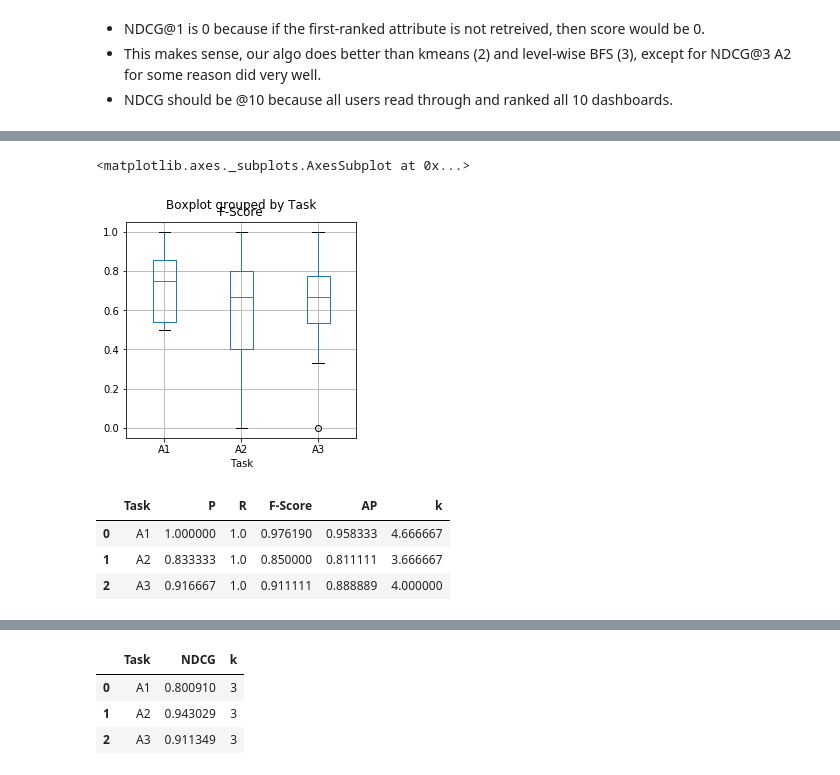
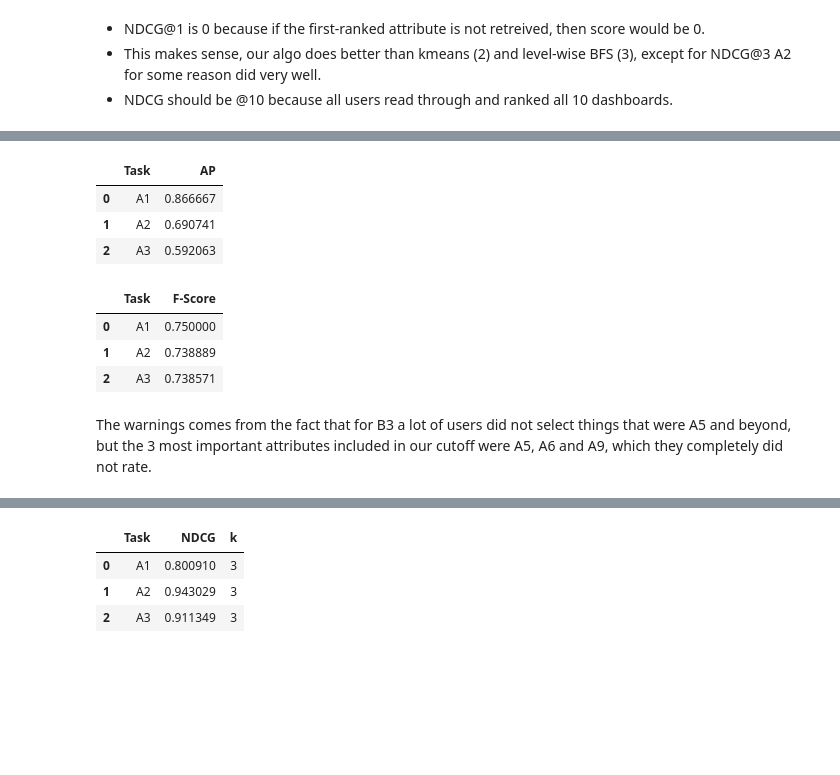
Before and after one commit to dorisjlee/viz-summarization, a Jupyter notebook: ipynb/RankingTaskNew.ipynb, the cells around one changed output, grey strips where cells are left out. Drawn from its saved outputs; the diff is of its cells as text; code cells hidden in the pictures; blank space fills up the shorter version.

Commit message:
updated writeup and analysis of ranking task

```diff
--- a/ipynb/RankingTaskNew.ipynb
+++ b/ipynb/RankingTaskNew.ipynb
@@ -192,6 +192,7 @@ def compute_prf_exclude_unranked(user_ranking_filename,gt_ranking_filename):
     max_data = []
     #Putting user rankings into appropriate data structures
     for row in user_rank.iterrows():
+        user = row[1]["User"]
         ranking = []
         for attr in ground_truth_rank.attribute:
             ranking.append(row[1][attr])
@@ -229,13 +230,13 @@ def compute_prf_exclude_unranked(user_ranking_filename,gt_ranking_filename):
             r_lst.append(r)
             f_lst.append(f)
             ap_lst.append(ap)
-            data.append([task,p,r,f,ap,k])
+            data.append([user,task,p,r,f,ap,k])
         # pick the result that yields the max value
-        max_data.append([task,max(p_lst),max(r_lst),max(f_lst),max(ap_lst),k])
+        max_data.append([user,task,max(p_lst),max(r_lst),max(f_lst),max(ap_lst),k])
         #plt.plot(r_lst,p_lst,'.')
         #print (ground_truth_cramerV_rank, new_ranking,p,r,f,ap)
-    result = pd.DataFrame(data,columns=["Task","P","R","F-Score","AP","k"])
-    max_result = pd.DataFrame(max_data,columns=["Task","P","R","F-Score","AP","k"])
+    result = pd.DataFrame(data,columns=["User","Task","P","R","F-Score","AP","k"])
+    max_result = pd.DataFrame(max_data,columns=["User","Task","P","R","F-Score","AP","k"])
     return max_result,result
 # %%
 max_police_result, police_result = compute_prf_exclude_unranked("Ranking(Police).csv","ct_police_ground_truth_correlation.csv")
@@ -262,0 +243,17 @@ police_result.groupby(["Task","k"],as_index=False).mean()
+# %%
+best_ap = police_result.loc[autism_result.reset_index().groupby(["User","Task"])['AP'].idxmax()]
+best_ap.groupby("Task",as_index=False).mean()[["Task","AP"]]
+# %% [output]
+|  | Task | AP |
+| 0 | A1 | 0.866667 |
+| 1 | A2 | 0.690741 |
+| 2 | A3 | 0.592063 |
+# %%
+best_f = police_result.loc[autism_result.reset_index().groupby(["User","Task"])['F-Score'].idxmax()]
+best_f.groupby("Task",as_index=False).mean()[["Task","F-Score"]]
+# best_f[["Task","F-Score"]].groupby("Task").std()
+# %% [output]
+|  | Task | F-Score |
+| 0 | A1 | 0.750000 |
+| 1 | A2 | 0.738889 |
+| 2 | A3 | 0.738571 |
@@ -263,13 +264,7 @@ police_result.groupby(["Task","k"],as_index=False).mean()
+# %% [markdown]
+The warnings comes from the fact that for B3 a lot of users did not select things that were A5 and beyond, but the 3 most important attributes included in our cutoff were A5, A6 and A9, which they completely did not rate.
 # %%
-police_result.boxplot("F-Score",by="Task")
+# police_result.boxplot("F-Score",by="Task")
-# %% [output]
-<matplotlib.axes._subplots.AxesSubplot at 0x...>
-[figure, removed]
 # %%
-max_police_result.groupby("Task",as_index=False).mean()
+# police_result.groupby("Task",as_index=False).mean()
-# %% [output]
-|  | Task | P | R | F-Score | AP | k |
-| 0 | A1 | 1.000000 | 1.0 | 0.976190 | 0.958333 | 4.666667 |
-| 1 | A2 | 0.833333 | 1.0 | 0.850000 | 0.811111 | 3.666667 |
-| 2 | A3 | 0.916667 | 1.0 | 0.911111 | 0.888889 | 4.000000 |
 # %%
```
Also changed, not shown: parts of 12 cells of this notebook, 5 other files.
